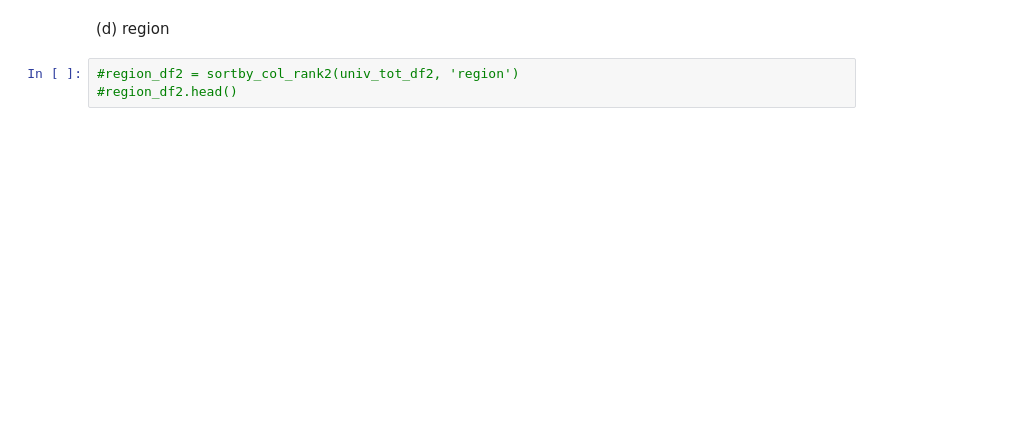
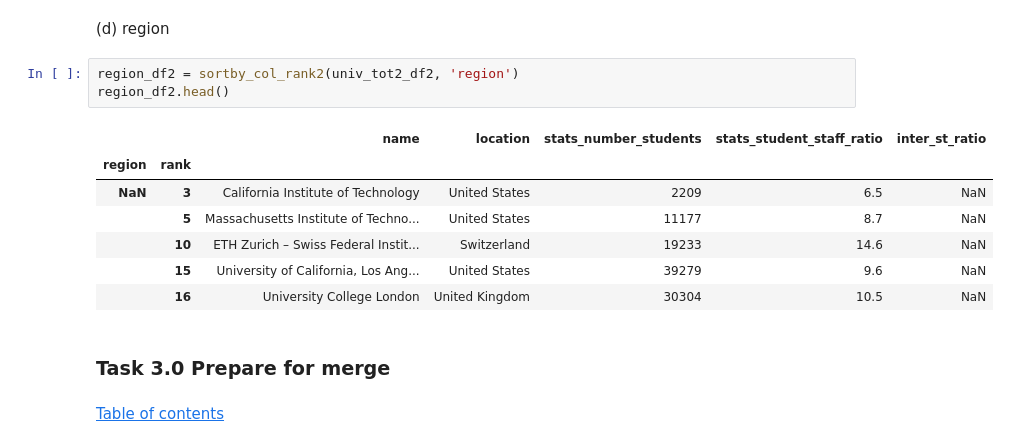
Before and after one commit to IsaacLeimgruber/ADA_labs_repo, a Jupyter notebook: 02 - Data from the Web/hw02_isaac.ipynb, the cells around one changed output. Drawn from its saved outputs; the diff is of its cells as text; blank space fills up the shorter version.

```diff
--- a/02 - Data from the Web/hw02_isaac.ipynb
+++ b/02 - Data from the Web/hw02_isaac.ipynb
@@ -772,5 +880,17 @@ country_df2.head()
 # %% [markdown]
 (d) region
 # %%
-#region_df2 = sortby_col_rank2(univ_tot_df2, 'region')
-#region_df2.head()
+region_df2 = sortby_col_rank2(univ_tot2_df2, 'region')
+region_df2.head()
+# %% [output]
+|  |  | name | location | stats_number_students | stats_student_staff_ratio | inter_st_ratio |
+| region | rank |  |  |  |  |  |
+| NaN | 3 | California Institute of Technology | United States | 2209 | 6.5 | NaN |
+|  | 5 | Massachusetts Institute of Techno... | United States | 11177 | 8.7 | NaN |
+|  | 10 | ETH Zurich – Swiss Federal Instit... | Switzerland | 19233 | 14.6 | NaN |
+|  | 15 | University of California, Los Ang... | United States | 39279 | 9.6 | NaN |
+|  | 16 | University College London | United Kingdom | 30304 | 10.5 | NaN |
+# %% [markdown]
+### Task 3.0 Prepare for merge
+# %% [markdown]
+<div class="lev1"><a href="#Table-of-Contents"><span class="toc-item-num"></span>Table of contents</a></div>
```
Also changed, not shown: parts of 20 cells of this notebook.
